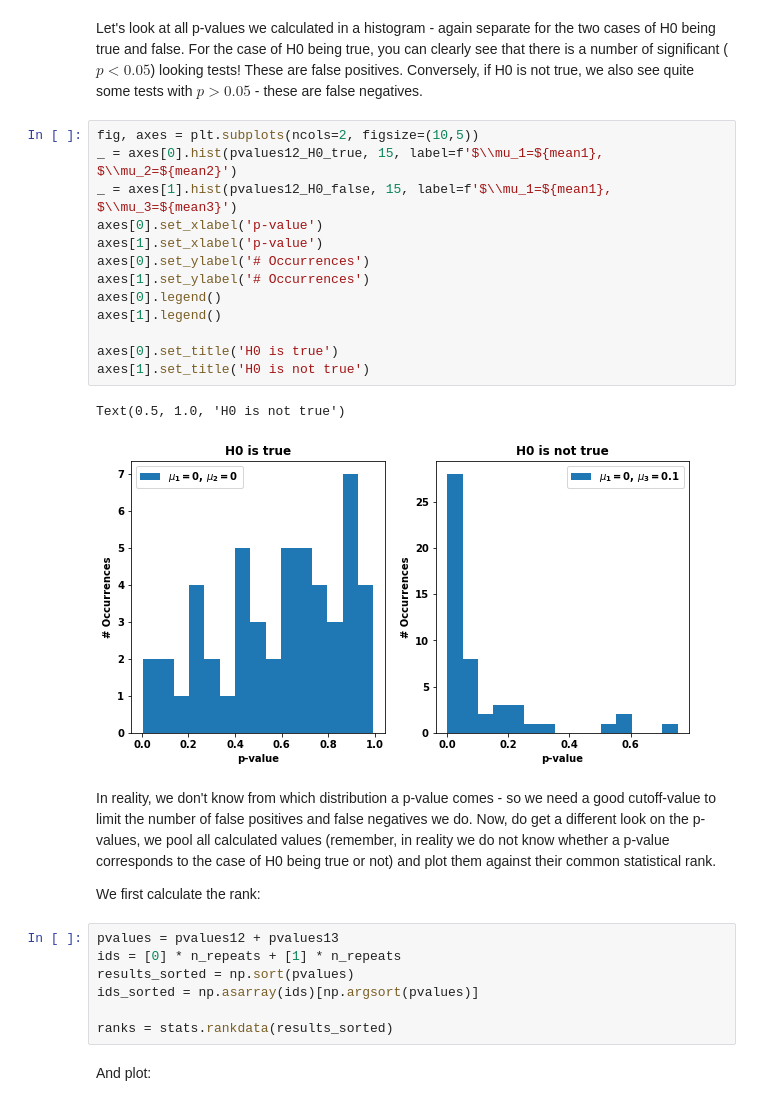
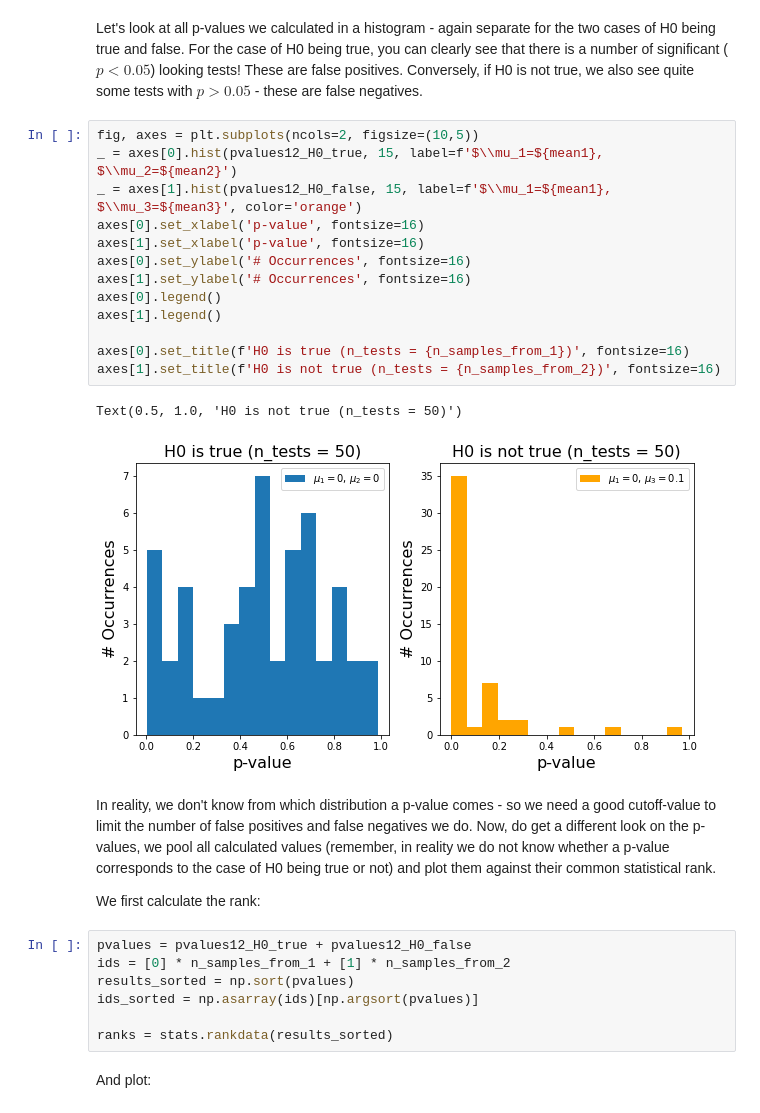
Before and after one commit to BiAPoL/Quantitative_Bio_Image_Analysis_with_Python_2022, a Jupyter notebook: docs/day3c_statistics_and_tests/04_multiple_testing.ipynb, the cells around one changed output. Saved outputs shown, nothing was run; the diff lists cells and outputs as text.

```diff
--- a/docs/day3c_statistics_and_tests/04_multiple_testing.ipynb
+++ b/docs/day3c_statistics_and_tests/04_multiple_testing.ipynb
@@ -66,26 +91,26 @@ Let's look at all p-values we calculated in a histogram - again separate for the
 # %%
 fig, axes = plt.subplots(ncols=2, figsize=(10,5))
 _ = axes[0].hist(pvalues12_H0_true, 15, label=f'$\\mu_1=${mean1}, $\\mu_2=${mean2}')
-_ = axes[1].hist(pvalues12_H0_false, 15, label=f'$\\mu_1=${mean1}, $\\mu_3=${mean3}')
-axes[0].set_xlabel('p-value')
-axes[1].set_xlabel('p-value')
-axes[0].set_ylabel('# Occurrences')
-axes[1].set_ylabel('# Occurrences')
+_ = axes[1].hist(pvalues12_H0_false, 15, label=f'$\\mu_1=${mean1}, $\\mu_3=${mean3}', color='orange')
+axes[0].set_xlabel('p-value', fontsize=16)
+axes[1].set_xlabel('p-value', fontsize=16)
+axes[0].set_ylabel('# Occurrences', fontsize=16)
+axes[1].set_ylabel('# Occurrences', fontsize=16)
 axes[0].legend()
 axes[1].legend()
 
-axes[0].set_title('H0 is true')
-axes[1].set_title('H0 is not true')
+axes[0].set_title(f'H0 is true (n_tests = {n_samples_from_1})', fontsize=16)
+axes[1].set_title(f'H0 is not true (n_tests = {n_samples_from_2})', fontsize=16)
 # %% [output]
-Text(0.5, 1.0, 'H0 is not true')
+Text(0.5, 1.0, 'H0 is not true (n_tests = 50)')
-[figure, old version]
+[figure, new version]
 # %% [markdown]
 In reality, we don't know from which distribution a p-value comes - so we need a good cutoff-value to limit the number of false positives and false negatives we do. Now, do get a different look on the p-values, we pool all calculated values (remember, in reality we do not know whether a p-value corresponds to the case of H0 being true or not) and plot them against their common statistical rank.
 
 We first calculate the rank:
 # %%
-pvalues = pvalues12 + pvalues13
-ids = [0] * n_repeats + [1] * n_repeats
+pvalues = pvalues12_H0_true + pvalues12_H0_false
+ids = [0] * n_samples_from_1 + [1] * n_samples_from_2
 results_sorted = np.sort(pvalues)
 ids_sorted = np.asarray(ids)[np.argsort(pvalues)]
 
```
Also changed, not shown: parts of 18 cells of this notebook.
